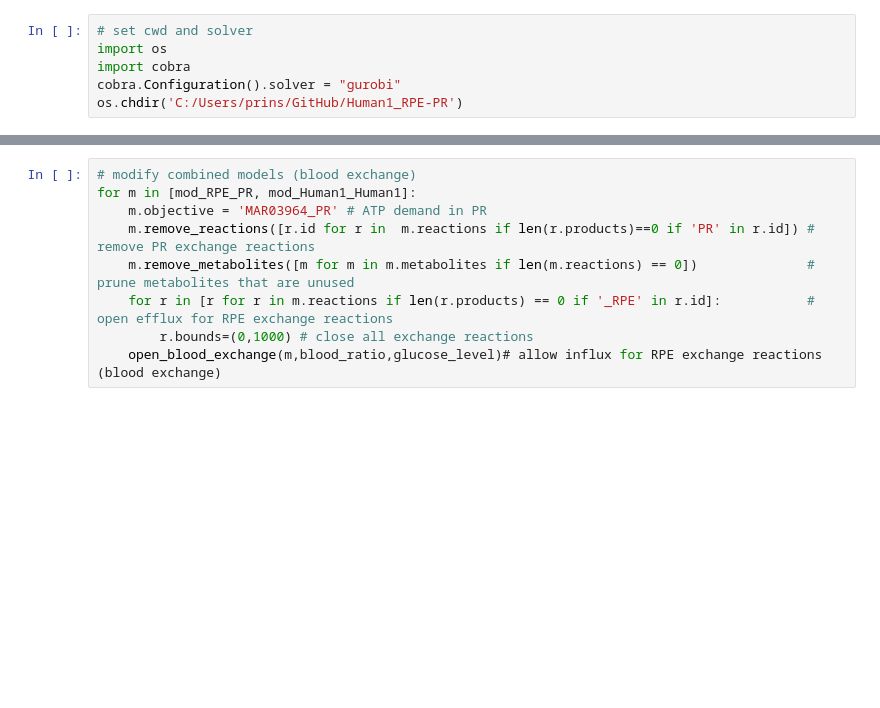
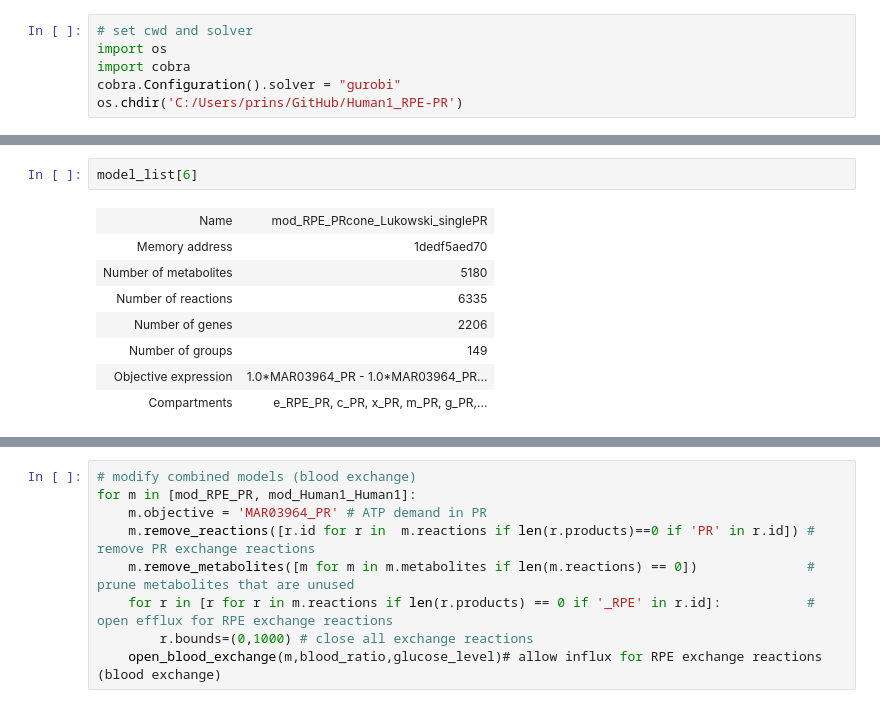
Before and after one commit to stellaprins/Human1_RPE-PR, a Jupyter notebook: jupyter/RPE-PR/test_sampling_oxphos_glucolysis.ipynb, the cells around one changed output, grey strips where cells are left out. Cells and saved outputs as stored; diff of their text form; blank space fills up the shorter version.

```diff
--- a/jupyter/RPE-PR/test_sampling_oxphos_glucolysis.ipynb
+++ b/jupyter/RPE-PR/test_sampling_oxphos_glucolysis.ipynb
@@ -40,2 +357,13 @@ def close_blood_exchange(mod,br):
     for key in br:
         mod.reactions.get_by_id(key).bounds = (0,1000)# allow influx for RPE exchange reactions (blood exchange)
+# %%
+model_list[6]
+# %% [output]
+| Name | mod_RPE_PRcone_Lukowski_singlePR |
+| Memory address | 1dedf5aed70 |
+| Number of metabolites | 5180 |
+| Number of reactions | 6335 |
+| Number of genes | 2206 |
+| Number of groups | 149 |
+| Objective expression | 1.0*MAR03964_PR - 1.0*MAR03964_PR... |
+| Compartments | e_RPE_PR, c_PR, x_PR, m_PR, g_PR,... |
```
Also changed, not shown: parts of 16 cells of this notebook.
